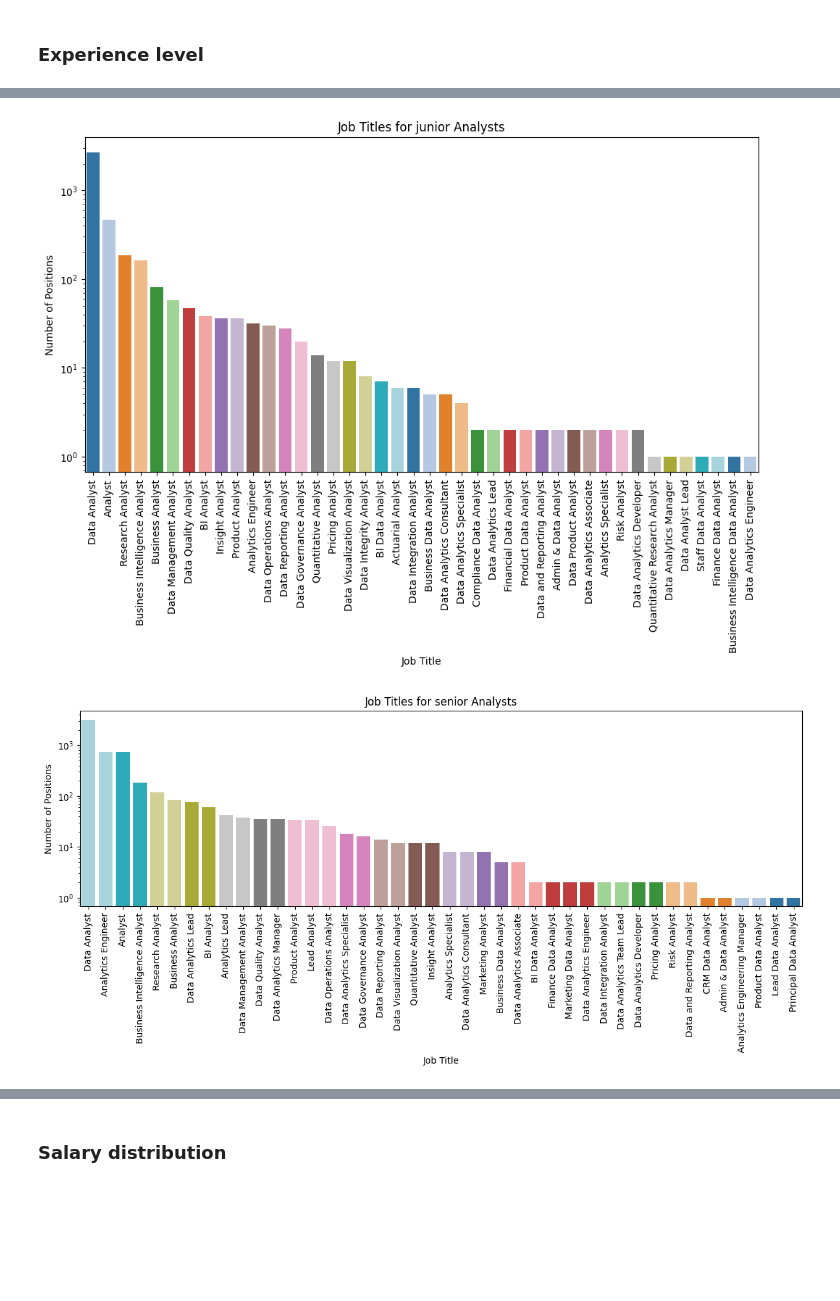
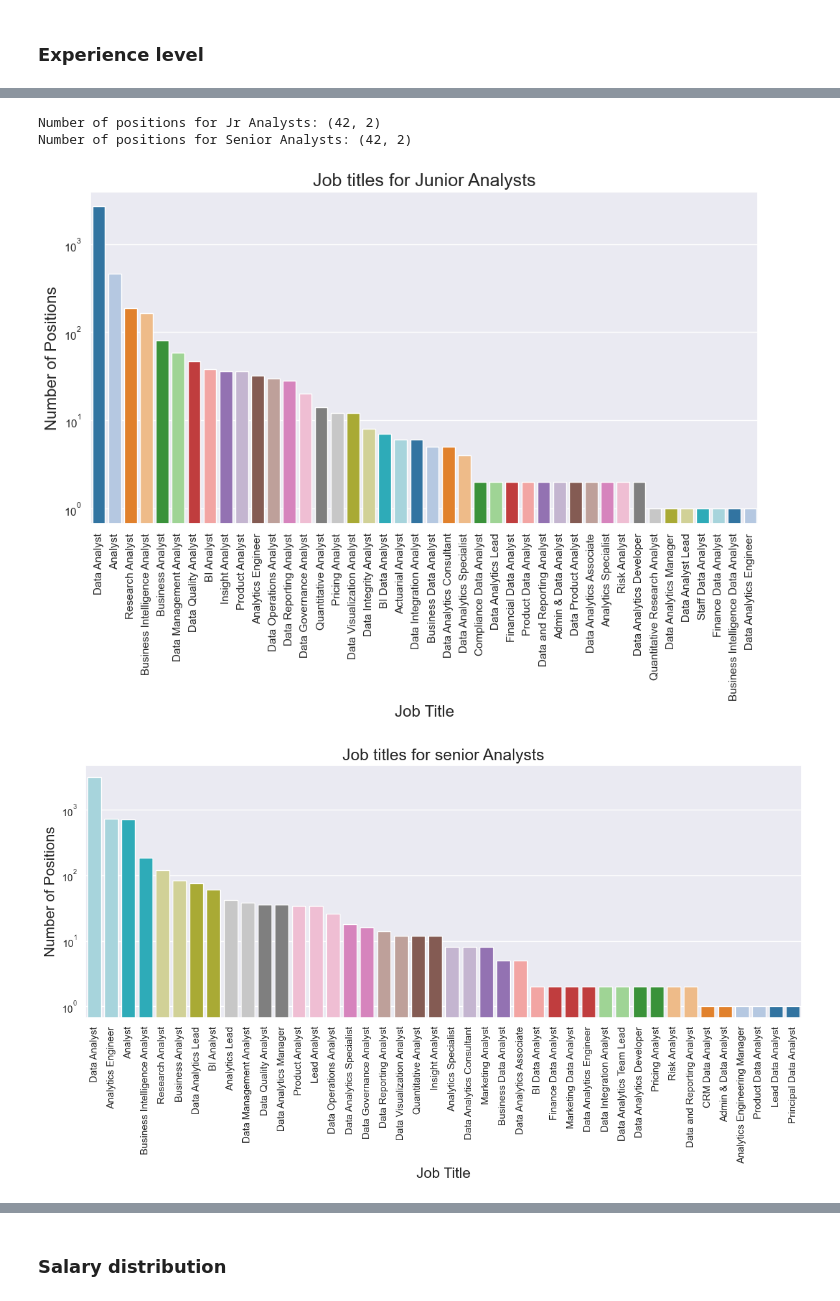
Before and after one commit to anaPau-24/Project_Data_Professions_career_shift, a Jupyter notebook: Data_Analyst_perspective.ipynb, the cells around one changed output, grey strips where cells are left out. Drawn from its saved outputs; the diff is of its cells as text; code cells hidden in the pictures; blank space fills up the shorter version.

```diff
--- a/Data_Analyst_perspective.ipynb
+++ b/Data_Analyst_perspective.ipynb
@@ -301,14 +335,15 @@ plt.show()
 # %% [markdown]
 ### Employment type
 # %%
-# Visualize distribution of Employment types for DA related job positions
+# Visualize distribution of Employment types for Analyst related job positions
 plt.figure(figsize=(10, 8))
+sns.set_theme(style="whitegrid")
 sns.countplot(data=df_analyst,x='employment_type',palette='copper')
 # Add labels and title
-plt.yscale('log')
-plt.title('Employment types for DA positions')
-plt.ylabel('Registered positions')
-plt.xlabel('Employment type ')
+plt.yscale('log')#for better visibility
+plt.title('Employment types for Analyst related positions', fontsize=18)
+plt.ylabel('Registered positions',fontsize=16)
+plt.xlabel('Employment type ', fontsize=16)
 
 #show the plot
 plt.show()
@@ -334,11 +368,12 @@ print(DA_employment2)
 # %%
-#Plot the % of employment type of the DA related job positions
+#Plot the % of employment type of the Analyst related job positions
+sns.set_theme(style="whitegrid")
 sns.barplot(data=DA_employment2,x='employment_type',y='proportion (%)', palette='copper')
 
 # Add labels and title
-plt.title('Employment types for DA positions')
-plt.ylabel('Percentage of DA positions')
-plt.xlabel('Employment type ')
+plt.title('Employment types for Analyst positions',fontsize=18)
+plt.ylabel('Positions for Analysts(%)',fontsize=16)
+plt.xlabel('Employment type', fontsize=16)
 
 plt.show()
 # %% [output]
@@ -447,37 +491,42 @@ SE is the most abundant followed by the EN, which could be appealing for individ
 # %%
 #Filter EN and SE employment type
 EN_jobs = df_analyst[df_analyst['experience_level'] == 'EN']
 SE_jobs = df_analyst[df_analyst['experience_level'] == 'SE']
 
 # Count job titles for EN and SE employment
 EN_job_title = EN_jobs['job_title'].value_counts().reset_index()
 EN_job_title.columns = ['job_title', 'count']
+print('Number of positions for Jr Analysts:',EN_job_title.shape)
 
 SE_job_title = SE_jobs['job_title'].value_counts().reset_index()
 SE_job_title.columns = ['job_title', 'count']
+print('Number of positions for Senior Analysts:',SE_job_title.shape)
 
 # Plot bar chart with the distribution
+sns.set_theme()
 # Junior positions (EN)
 plt.figure(figsize=(12, 6))
 sns.barplot(data=EN_job_title, x='job_title', y='count', palette='tab20')
-plt.title('Job Titles for junior Analysts')
-plt.xlabel('Job Title')
-plt.ylabel('Number of Positions')
+plt.title('Job titles for Junior Analysts',fontsize=18)
+plt.xlabel('Job Title',fontsize=16)
+plt.ylabel('Number of Positions',fontsize=16)
 plt.yscale('log')
 plt.xticks(rotation=90)  # Rotate for better readability
 
 # Senior positions (SE)
-plt.figure(figsize=(12, 6))
+plt.figure(figsize=(12, 7))
 sns.barplot(data=SE_job_title, x='job_title', y='count', palette='tab20_r')
-plt.title('Job Titles for senior Analysts')
-plt.xlabel('Job Title')
-plt.ylabel('Number of Positions')
+plt.title('Job titles for senior Analysts',fontsize=18)
+plt.xlabel('Job Title',fontsize=16)
+plt.ylabel('Number of Positions',fontsize=16)
 plt.yscale('log')
 plt.xticks(rotation=90)  # Rotate for better readability
 
 plt.tight_layout()
 plt.show()
 # %% [output]
+Number of positions for Jr Analysts: (42, 2)
+Number of positions for Senior Analysts: (42, 2)
-[figure, old version]
+[figure, new version]
-[figure, old version]
+[figure, new version]
 # %% [markdown]
```
Also changed, not shown: parts of 97 cells of this notebook, 4 other files.
